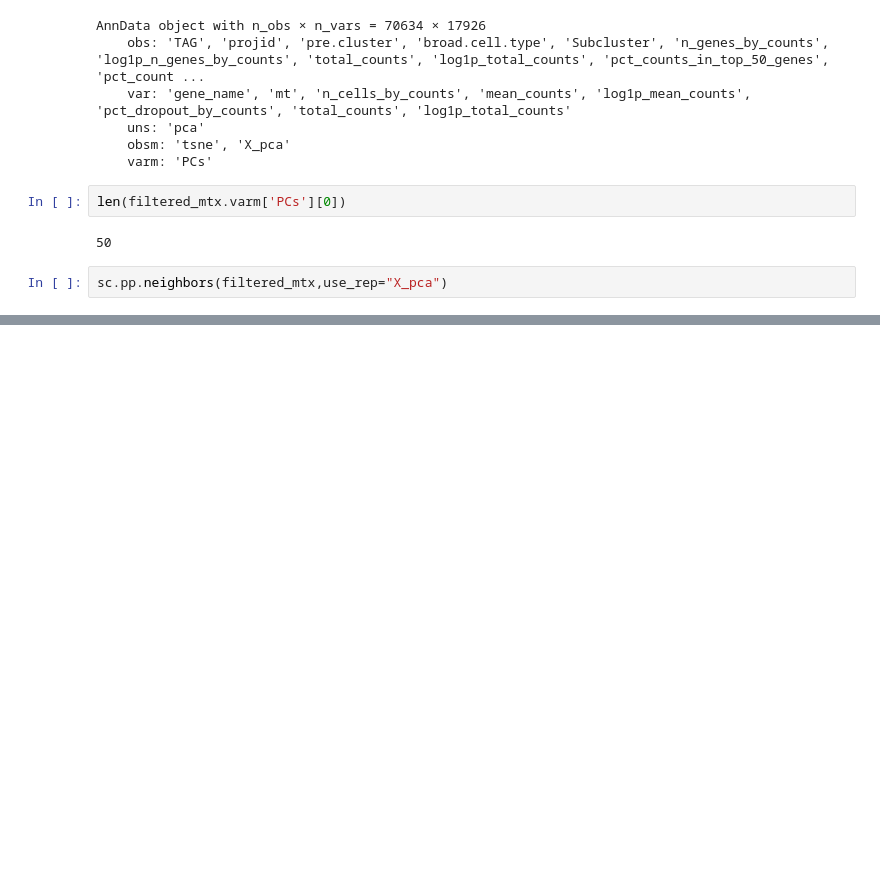
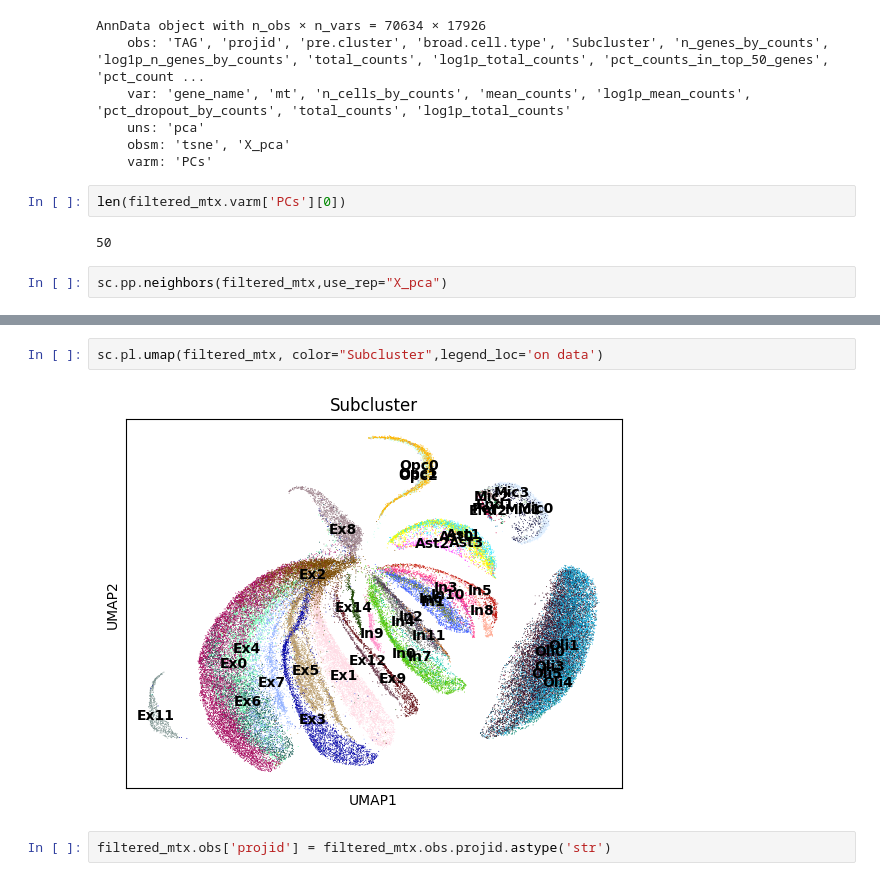
Before and after one commit to aj95b/ROSMAP_AD, a Jupyter notebook: sc_practice.ipynb, the cells around one changed output, grey strips where cells are left out. Drawn from its saved outputs; the diff is of its cells as text; blank space fills up the shorter version.

```diff
--- a/sc_practice.ipynb
+++ b/sc_practice.ipynb
@@ -443,0 +487,6 @@ sc.pp.neighbors(filtered_mtx,use_rep="X_pca")
+# %%
+sc.pl.umap(filtered_mtx, color="Subcluster",legend_loc='on data')
+# %% [output]
+[figure, added]
+# %%
+filtered_mtx.obs['projid'] = filtered_mtx.obs.projid.astype('str')
```
Also changed, not shown: parts of 53 cells of this notebook.
